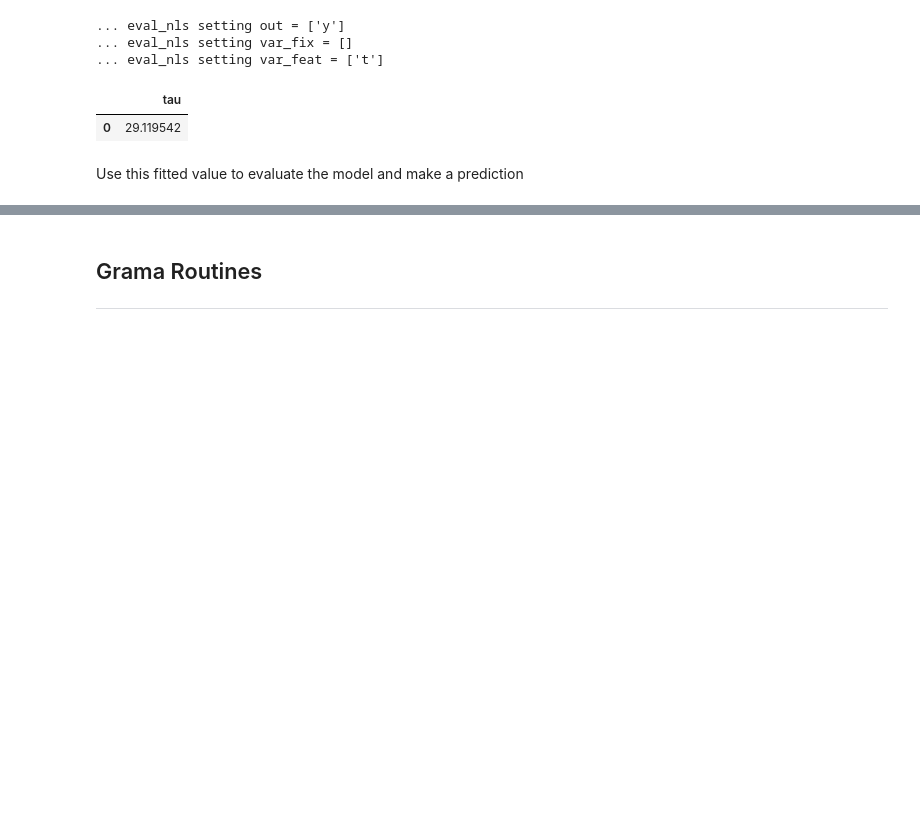
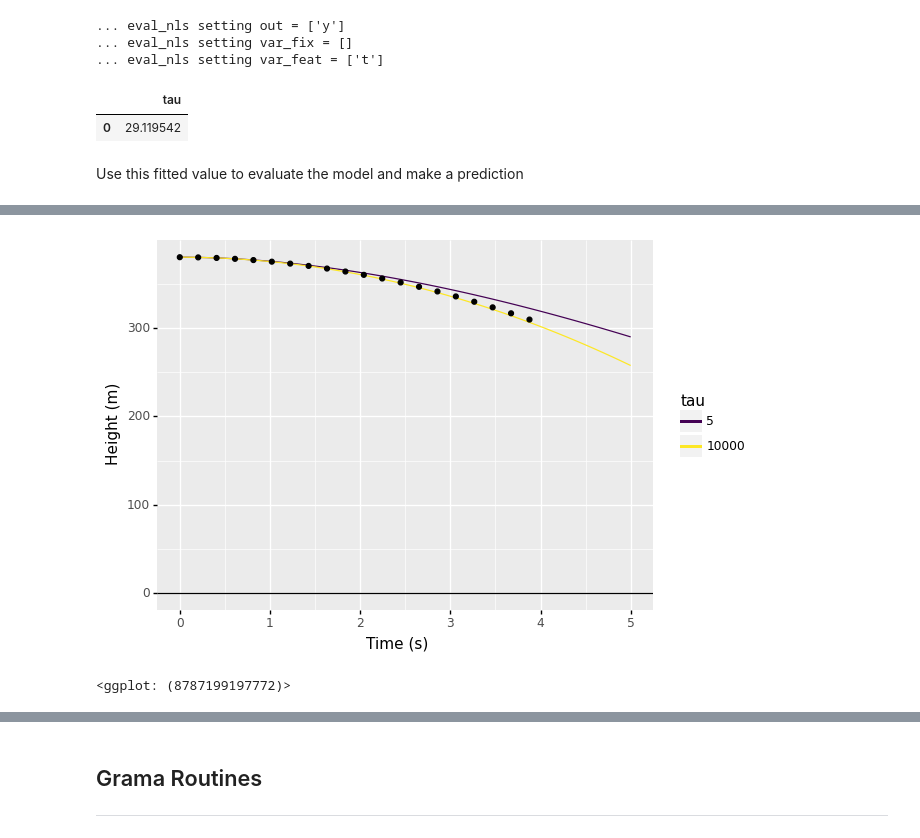
Before and after one commit to zdelrosario/pdo-notes, a Jupyter notebook: day5.ipynb, the cells around one changed output, grey strips where cells are left out. Saved outputs shown, nothing was run; the diff lists cells and outputs as text; code cells hidden in the pictures; blank space fills up the shorter version.

```diff
--- a/day5.ipynb
+++ b/day5.ipynb
@@ -126,0 +148,24 @@ df_predict = (
+# %%
+df_try = (
+    md_penny
+    >> gr.ev_df(
+        df=gr.df_make(t=np.linspace(0, 5))
+        >> gr.tf_outer(gr.df_make(tau=[5, 1e4]))
+    )
+    >> gr.tf_mutate(tau=gr.as_factor(DF.tau))
+)
+
+(
+    df_penny
+    >> ggplot(aes("t", "y"))
+    + geom_line(data=df_try, mapping=aes(color="tau", group="tau"))
+    + geom_point()
+    + geom_hline(yintercept=0)
+    + labs(
+        x="Time (s)",
+        y="Height (m)"
+    )
+)
+# %% [output]
+[figure, added]
+<ggplot: (8787199197772)>
```
Also changed, not shown: parts of 20 cells of this notebook.
